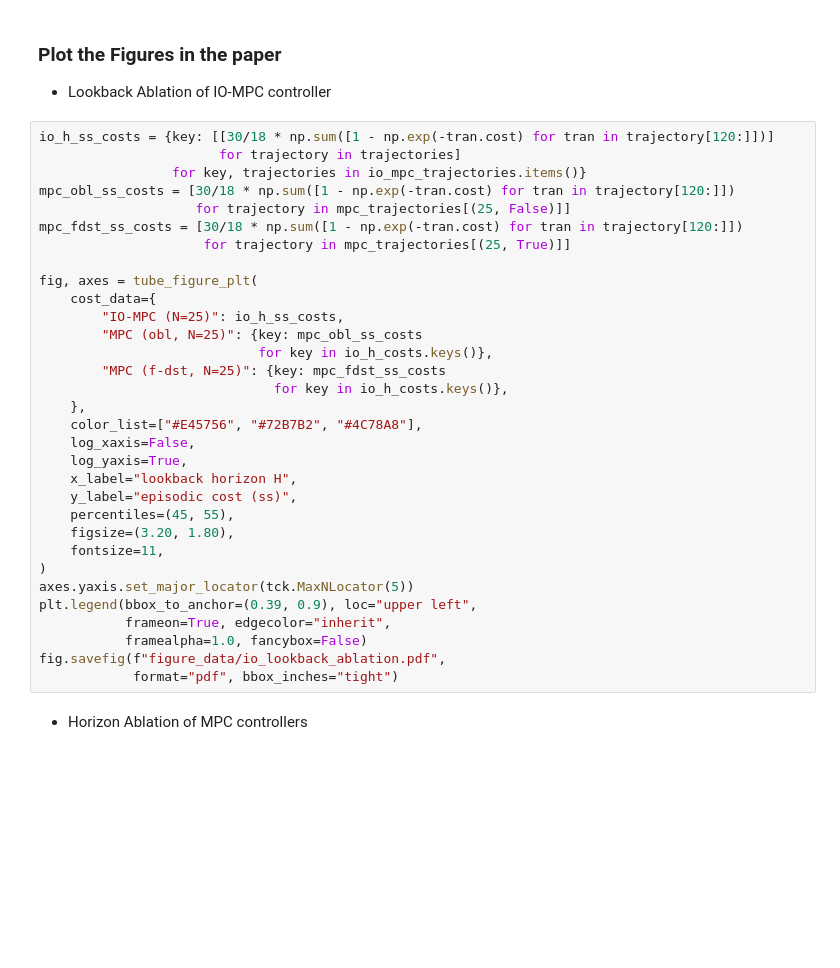
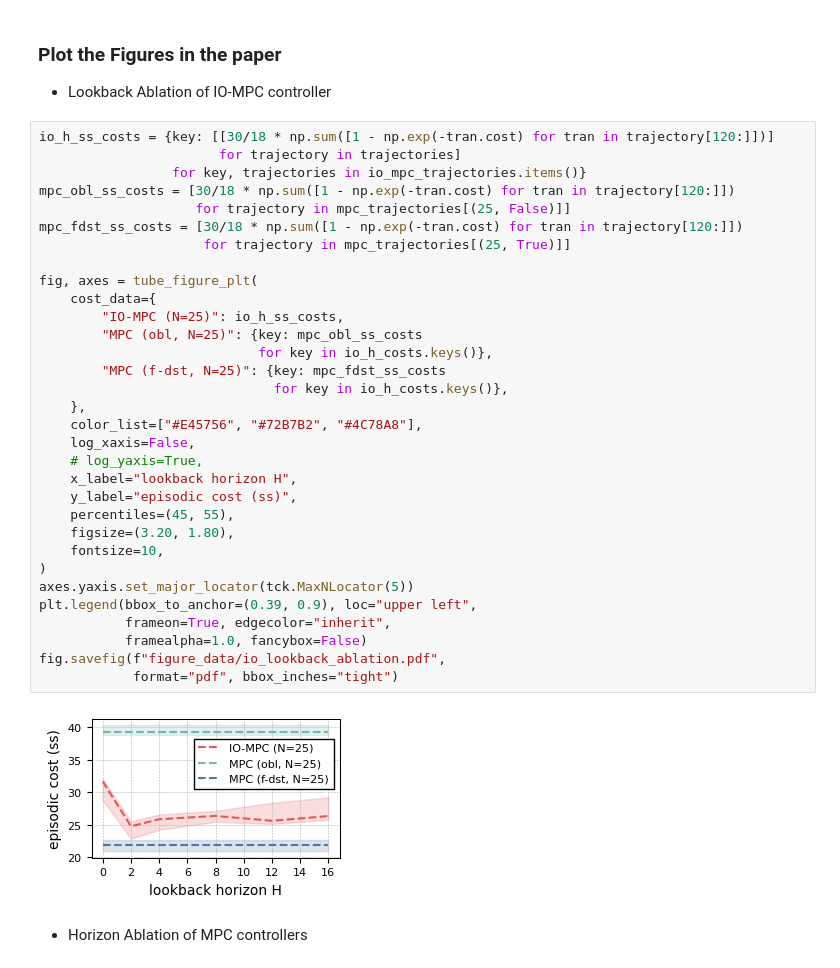
Before and after one commit to TolgaOk/offlineRLviaIO, a Jupyter notebook: examples/quadrotor.ipynb, the cells around one changed output. Drawn from its saved outputs; the diff is of its cells as text; blank space fills up the shorter version.

Commit message:
updated plots

```diff
--- a/examples/quadrotor.ipynb
+++ b/examples/quadrotor.ipynb
@@ -469,35 +474,37 @@ mpc_fdst_costs = {key: [np.sum([1 - np.exp(-tran.cost) for tran in trajectory])
 # %%
 io_h_ss_costs = {key: [[30/18 * np.sum([1 - np.exp(-tran.cost) for tran in trajectory[120:]])]
                        for trajectory in trajectories]
                  for key, trajectories in io_mpc_trajectories.items()}
 mpc_obl_ss_costs = [30/18 * np.sum([1 - np.exp(-tran.cost) for tran in trajectory[120:]])
                     for trajectory in mpc_trajectories[(25, False)]]
 mpc_fdst_ss_costs = [30/18 * np.sum([1 - np.exp(-tran.cost) for tran in trajectory[120:]])
                      for trajectory in mpc_trajectories[(25, True)]]
 
 fig, axes = tube_figure_plt(
     cost_data={
         "IO-MPC (N=25)": io_h_ss_costs,
         "MPC (obl, N=25)": {key: mpc_obl_ss_costs
                             for key in io_h_costs.keys()},
         "MPC (f-dst, N=25)": {key: mpc_fdst_ss_costs
                               for key in io_h_costs.keys()},
     },
     color_list=["#E45756", "#72B7B2", "#4C78A8"],
     log_xaxis=False,
-    log_yaxis=True,
+    # log_yaxis=True,
     x_label="lookback horizon H",
     y_label="episodic cost (ss)",
     percentiles=(45, 55),
     figsize=(3.20, 1.80),
-    fontsize=11,
+    fontsize=10,
 )
 axes.yaxis.set_major_locator(tck.MaxNLocator(5))
 plt.legend(bbox_to_anchor=(0.39, 0.9), loc="upper left",
            frameon=True, edgecolor="inherit",
            framealpha=1.0, fancybox=False)
 fig.savefig(f"figure_data/io_lookback_ablation.pdf",
             format="pdf", bbox_inches="tight")
+# %% [output]
+[figure, added]
 # %% [markdown]
 - Horizon Ablation of MPC controllers
 # %%
```
Also changed, not shown: parts of 7 cells of this notebook, 1 other file.
